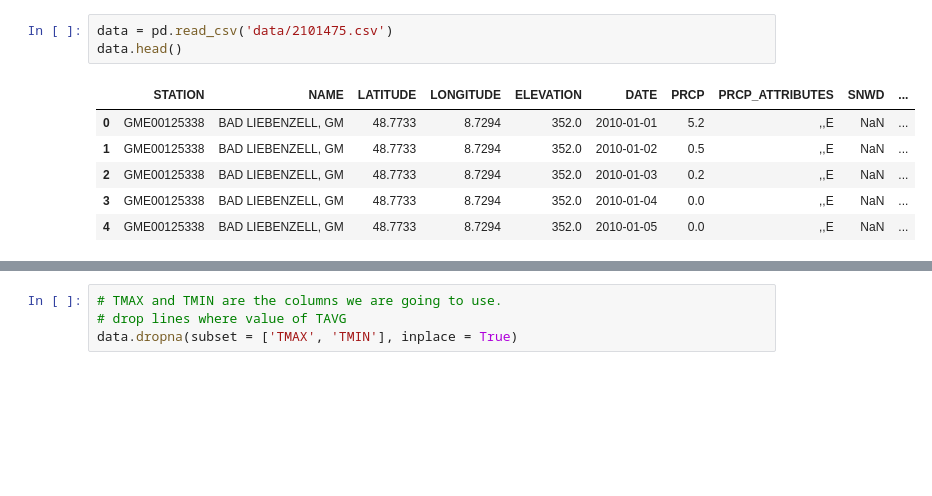
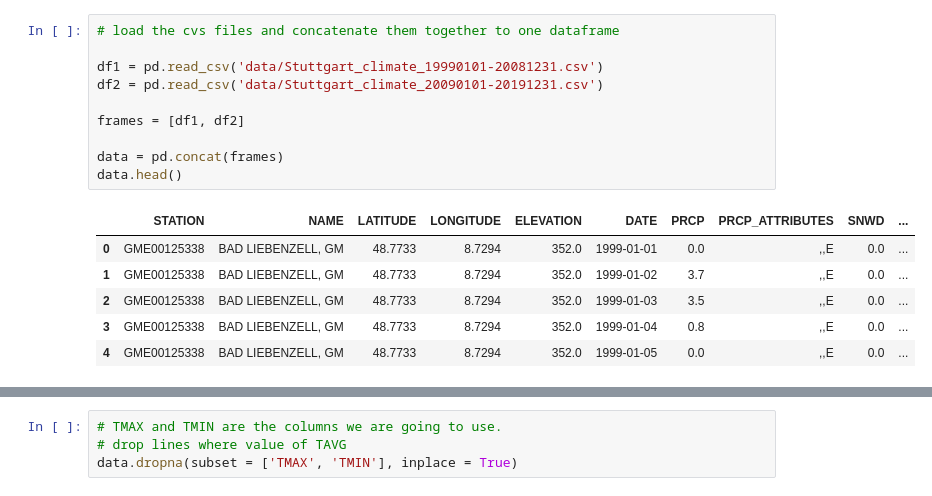
Before and after one commit to nnworkspace/climate-watch, a Jupyter notebook: extreme-temperatures-stuttgart .ipynb, the cells around one changed output, grey strips where cells are left out. Drawn from its saved outputs; the diff is of its cells as text; blank space fills up the shorter version.

```diff
--- a/extreme-temperatures-stuttgart .ipynb
+++ b/extreme-temperatures-stuttgart .ipynb
@@ -15,13 +26,20 @@ import numpy as np
-# %%
-data = pd.read_csv('data/2101475.csv')
-data.head()
-# %% [output]
-|  | STATION | NAME | LATITUDE | LONGITUDE | ELEVATION | DATE | PRCP | PRCP_ATTRIBUTES | SNWD | ... |
-| 0 | GME00125338 | BAD LIEBENZELL, GM | 48.7733 | 8.7294 | 352.0 | 2010-01-01 | 5.2 | ,,E | NaN | ... |
-| 1 | GME00125338 | BAD LIEBENZELL, GM | 48.7733 | 8.7294 | 352.0 | 2010-01-02 | 0.5 | ,,E | NaN | ... |
-| 2 | GME00125338 | BAD LIEBENZELL, GM | 48.7733 | 8.7294 | 352.0 | 2010-01-03 | 0.2 | ,,E | NaN | ... |
-| 3 | GME00125338 | BAD LIEBENZELL, GM | 48.7733 | 8.7294 | 352.0 | 2010-01-04 | 0.0 | ,,E | NaN | ... |
-| 4 | GME00125338 | BAD LIEBENZELL, GM | 48.7733 | 8.7294 | 352.0 | 2010-01-05 | 0.0 | ,,E | NaN | ... |
+# %%
+# load the cvs files and concatenate them together to one dataframe
+
+df1 = pd.read_csv('data/Stuttgart_climate_19990101-20081231.csv')
+df2 = pd.read_csv('data/Stuttgart_climate_20090101-20191231.csv')
+
+frames = [df1, df2]
+
+data = pd.concat(frames)
+data.head()
+# %% [output]
+|  | STATION | NAME | LATITUDE | LONGITUDE | ELEVATION | DATE | PRCP | PRCP_ATTRIBUTES | SNWD | ... |
+| 0 | GME00125338 | BAD LIEBENZELL, GM | 48.7733 | 8.7294 | 352.0 | 1999-01-01 | 0.0 | ,,E | 0.0 | ... |
+| 1 | GME00125338 | BAD LIEBENZELL, GM | 48.7733 | 8.7294 | 352.0 | 1999-01-02 | 3.7 | ,,E | 0.0 | ... |
+| 2 | GME00125338 | BAD LIEBENZELL, GM | 48.7733 | 8.7294 | 352.0 | 1999-01-03 | 3.5 | ,,E | 0.0 | ... |
+| 3 | GME00125338 | BAD LIEBENZELL, GM | 48.7733 | 8.7294 | 352.0 | 1999-01-04 | 0.8 | ,,E | 0.0 | ... |
+| 4 | GME00125338 | BAD LIEBENZELL, GM | 48.7733 | 8.7294 | 352.0 | 1999-01-05 | 0.0 | ,,E | 0.0 | ... |
 # %%
 # how many records?
 len(data)
```
Also changed, not shown: parts of 21 cells of this notebook, 3 other files.
